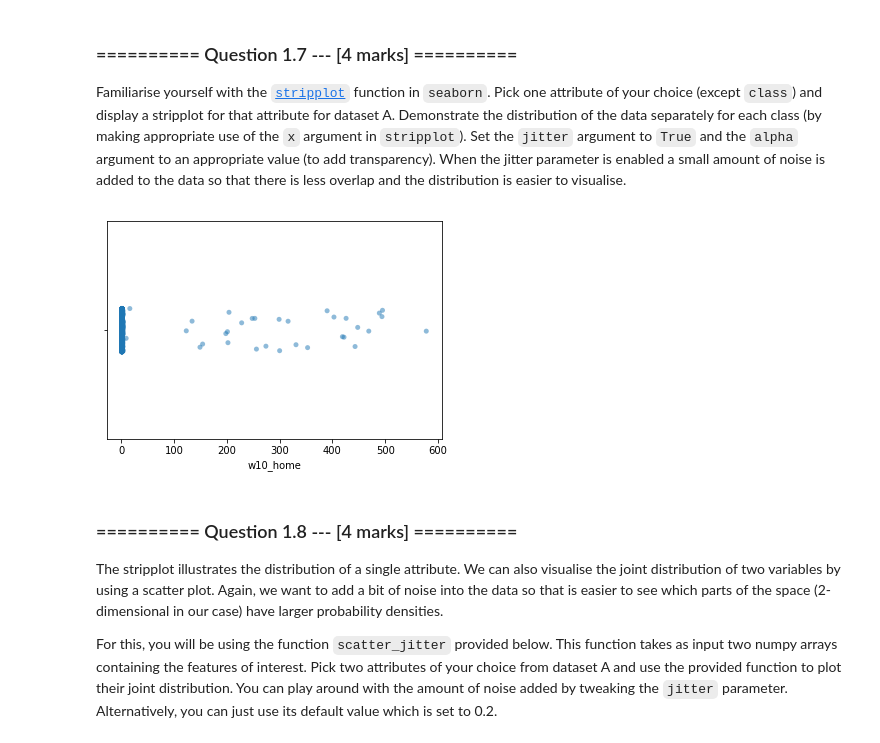
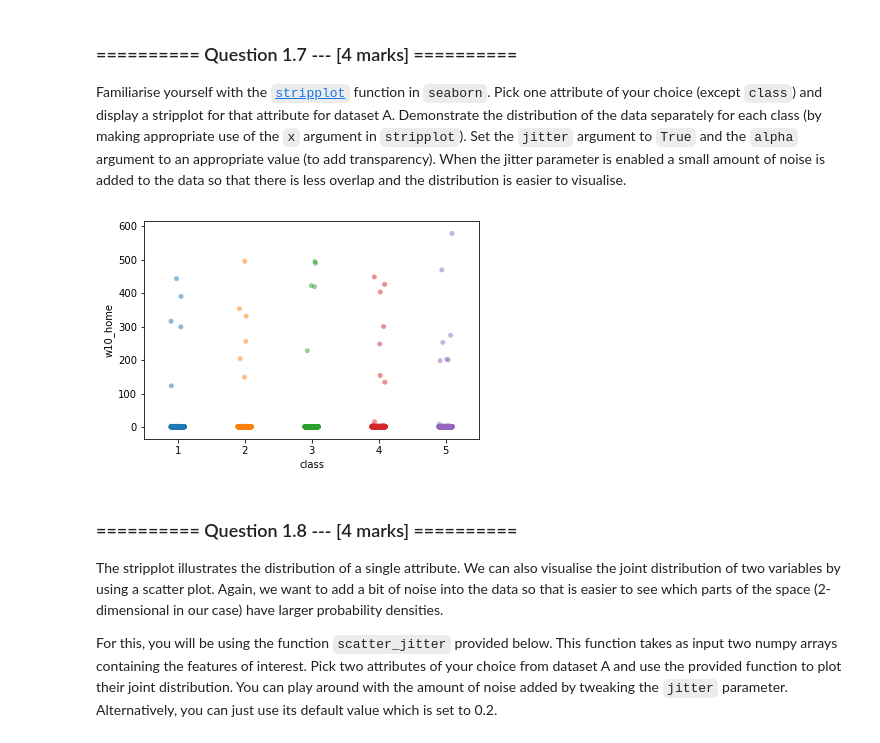
Before and after one commit to teodor2312/iaml2017, a Jupyter notebook: 03_Assignment_1.ipynb, the cells around one changed output. Saved outputs shown, nothing was run; the diff lists cells and outputs as text; code cells hidden in the pictures.

```diff
--- a/03_Assignment_1.ipynb
+++ b/03_Assignment_1.ipynb
@@ -177,9 +180,9 @@ array(['w1_aaa', 'w2_pins', 'w3_kmr', 'w4_notion', 'w5_queens', 'w6_dwyer',
 ### ========== Question 1.7 --- [4 marks] ==========
 Familiarise yourself with the [`stripplot`](https://seaborn.github.io/generated/seaborn.stripplot.html?highlight=stripplot#seaborn.stripplot) function in `seaborn`. Pick one attribute of your choice (except `class`) and display a stripplot for that attribute for dataset A. Demonstrate the distribution of the data separately for each class (by making appropriate use of the `x` argument in `stripplot`). Set the `jitter` argument to `True` and the `alpha` argument to an appropriate value (to add transparency). When the jitter parameter is enabled a small amount of noise is added to the data so that there is less overlap and the distribution is easier to visualise.
 # %%
-ax = sns.stripplot(x="w10_home", data=A, jitter=True, alpha=.5)
+ax = sns.stripplot(x="class", y="w10_home", data=A, jitter=True, alpha=.5)
 # %% [output]
-[figure, old version]
+[figure, new version]
 # %% [markdown]
 ### ========== Question 1.8 --- [4 marks] ==========
 The stripplot illustrates the distribution of a single attribute. We can also visualise the joint distribution of two variables by using a scatter plot. Again, we want to add a bit of noise into the data so that is easier to see which parts of the space (2-dimensional in our case) have larger probability densities.
```
Also changed, not shown: parts of 21 cells of this notebook, 2 other files.
